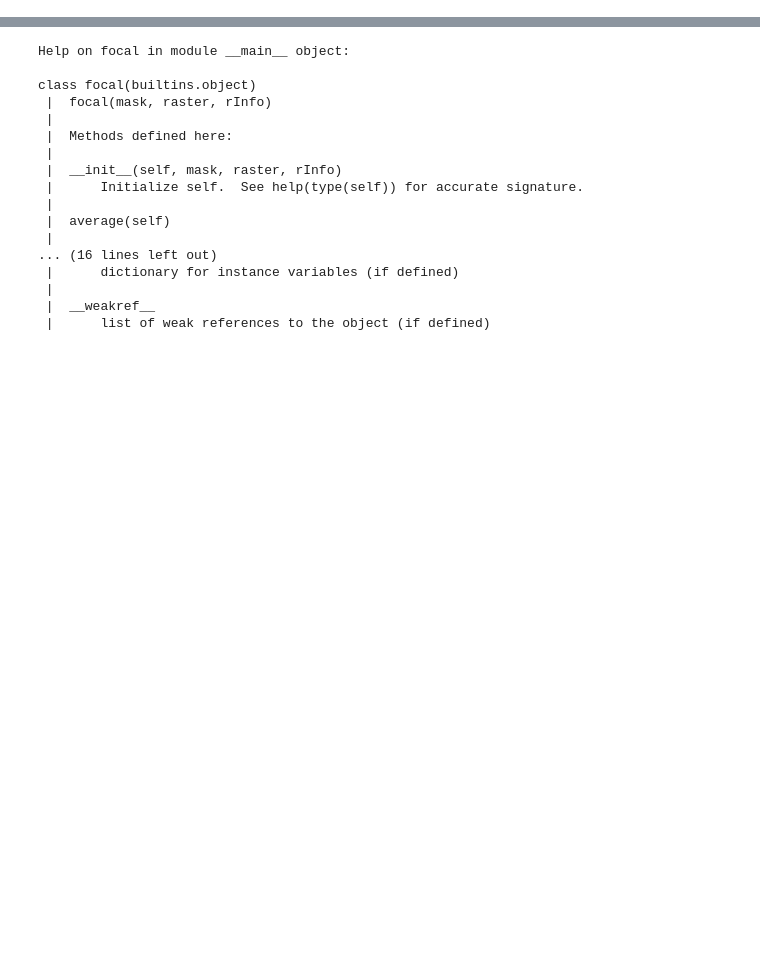
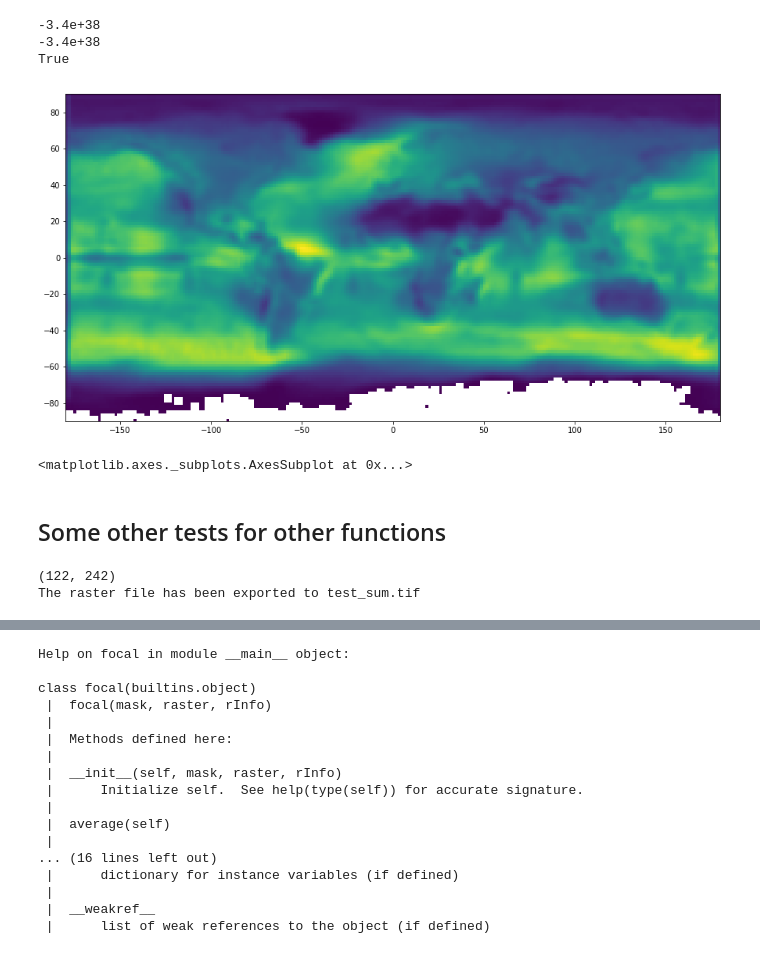
Before and after one commit to jinwenxu/focal_statistics, a Jupyter notebook: Focal_stats.ipynb, the cells around one changed output, grey strips where cells are left out. Cells and saved outputs as stored; diff of their text form; code cells hidden in the pictures; blank space fills up the shorter version.

```diff
--- a/Focal_stats.ipynb
+++ b/Focal_stats.ipynb
@@ -704,0 +543,44 @@ array([[1., 1., 1., 1., 1., 1., 1.],
+# %%
+type_raster = None
+FileName = "test_of_test.tif" # output file
+rasterFile = 'test.tif'
+gd = gdal.Open(rasterFile)
+raster = gd.ReadAsArray() #array with raster
+rInfo = rasterInfo(gd)
+
+format_raster = "GTiff"
+driver = gdal.GetDriverByName(format_raster)
+if type_raster != None:
+    dst_ds = driver.Create( FileName, raster.shape[1], raster.shape[0], 1, dataTypesFromInt[type_raster], ['COMPRESS=DEFLATE'] )
+else:
+    dst_ds = driver.Create( FileName, raster.shape[1], raster.shape[0], 1, rInfo.gdalDataType, ['COMPRESS=DEFLATE'] )
+dst_ds.SetGeoTransform( rInfo.geoTransform )
+dst_ds.SetProjection( rInfo.projection )
+print(rInfo.noDataValue)
+noDataValue = gd.GetRasterBand(1).GetNoDataValue()
+print(noDataValue)
+print(noDataValue==rInfo.noDataValue)
+if rInfo.noDataValue: dst_ds.GetRasterBand(1).SetNoDataValue( rInfo.noDataValue )
+dst_ds.GetRasterBand(1).WriteArray( raster )
+# Once we're done, close properly the dataset
+dst_ds = None
+# %% [output]
+-3.4e+38
+-3.4e+38
+True
+# %%
+import rasterio
+from rasterio.plot import show
+src2 = rasterio.open("test_sum.tif")
+fig, ax = pyplot.subplots(1, figsize=(15, 15))
+show(src2)
+# %% [output]
+[figure, added]
+<matplotlib.axes._subplots.AxesSubplot at 0x...>
+# %% [markdown]
+## Some other tests for other functions
+# %%
+raster_sum = focal_stats('rainbowdist_historical_median.tif',(3,3),"sum",output_raster_path = "test_sum.tif")
+# %% [output]
+(122, 242)
+The raster file has been exported to test_sum.tif
```
Also changed, not shown: parts of 40 cells of this notebook, 10 other files.
